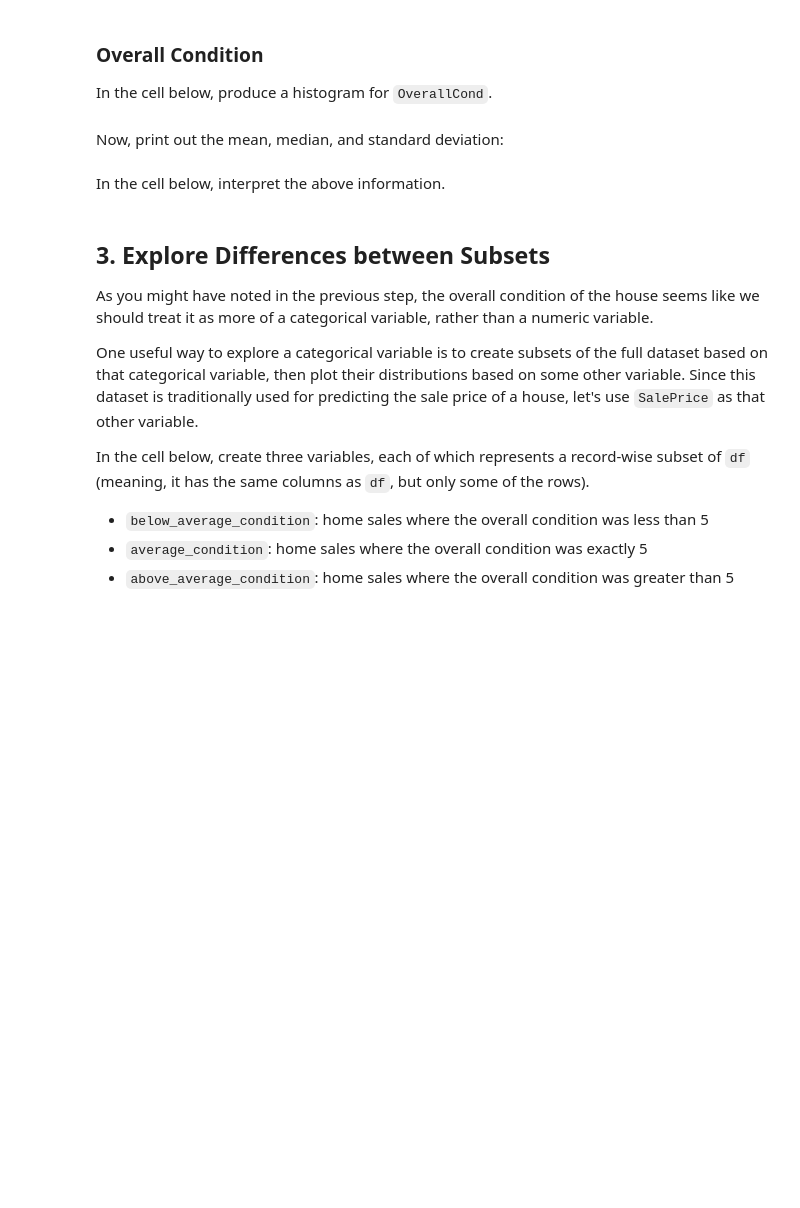
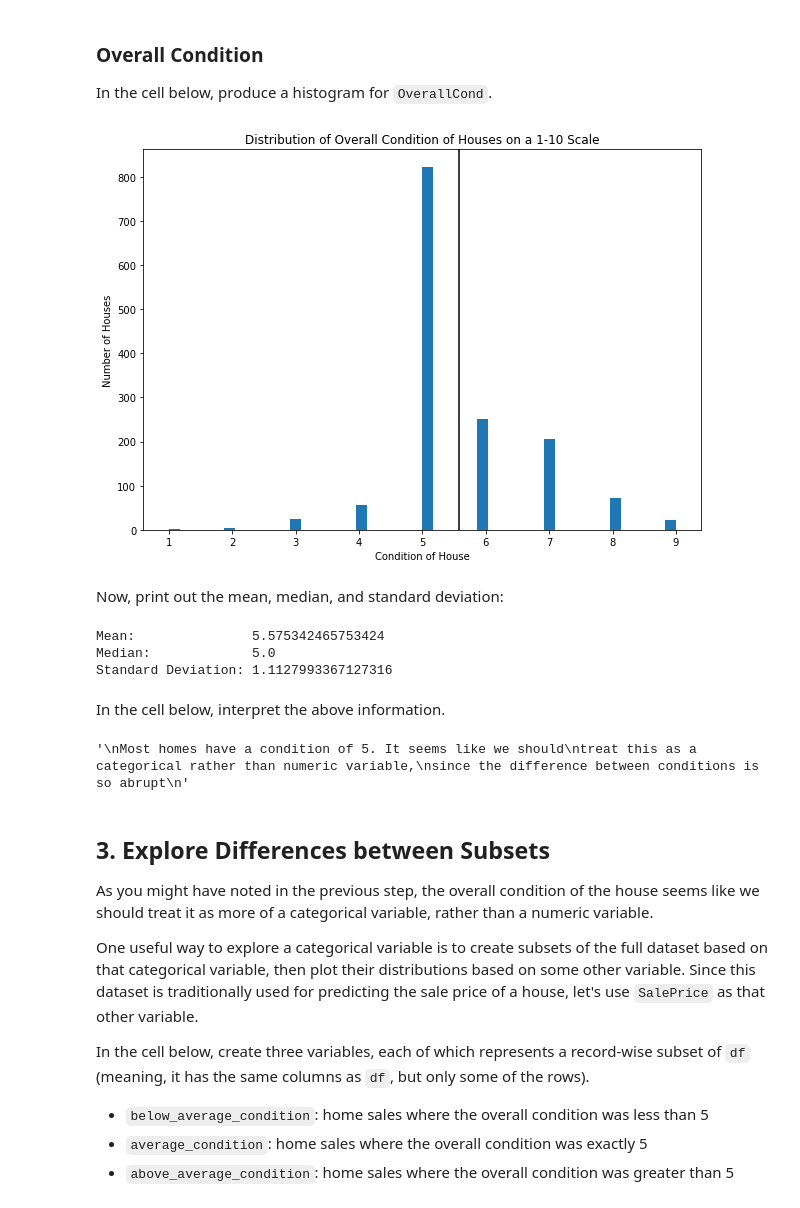
Before and after one commit to PamelaAwino/dsc-pandas-eda-lab, a Jupyter notebook: index.ipynb, the cells around one changed output. Drawn from its saved outputs; the diff is of its cells as text; code cells hidden in the pictures; blank space fills up the shorter version.

```diff
--- a/index.ipynb
+++ b/index.ipynb
@@ -183,6 +271,22 @@ In the cell below, produce a histogram for `OverallCond`.
+# %%
+# Your code here
+plot_histogram(
+    df,
+    "OverallCond",
+    "Distribution of Overall Condition of Houses on a 1-10 Scale",
+    "Condition of House",
+    "Number of Houses"
+)
+# %% [output]
+[figure, added]
 # %% [markdown]
 Now, print out the mean, median, and standard deviation:
 # %%
 # Your code here
+print_stats(df, "OverallCond")
+# %% [output]
+Mean:               5.575342465753424
+Median:             5.0
+Standard Deviation: 1.1127993367127316
 # %% [markdown]
 In the cell below, interpret the above information.
@@ -194,3 +293,12 @@ None
+# %%
+# Replace None with appropriate text
+"""
+Most homes have a condition of 5. It seems like we should
+treat this as a categorical rather than numeric variable,
+since the difference between conditions is so abrupt
+"""
+# %% [output]
+'\nMost homes have a condition of 5. It seems like we should\ntreat this as a categorical rather than numeric variable,\nsince the difference between conditions is so abrupt\n'
 # %% [markdown]
 ## 3. Explore Differences between Subsets
 
```
Also changed, not shown: parts of 30 cells of this notebook.
